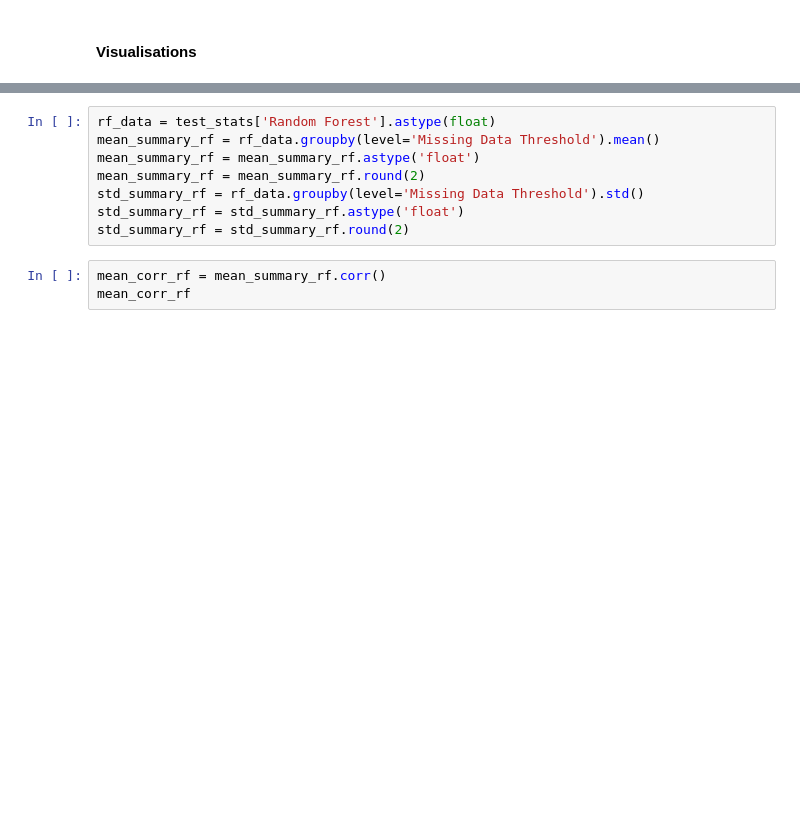
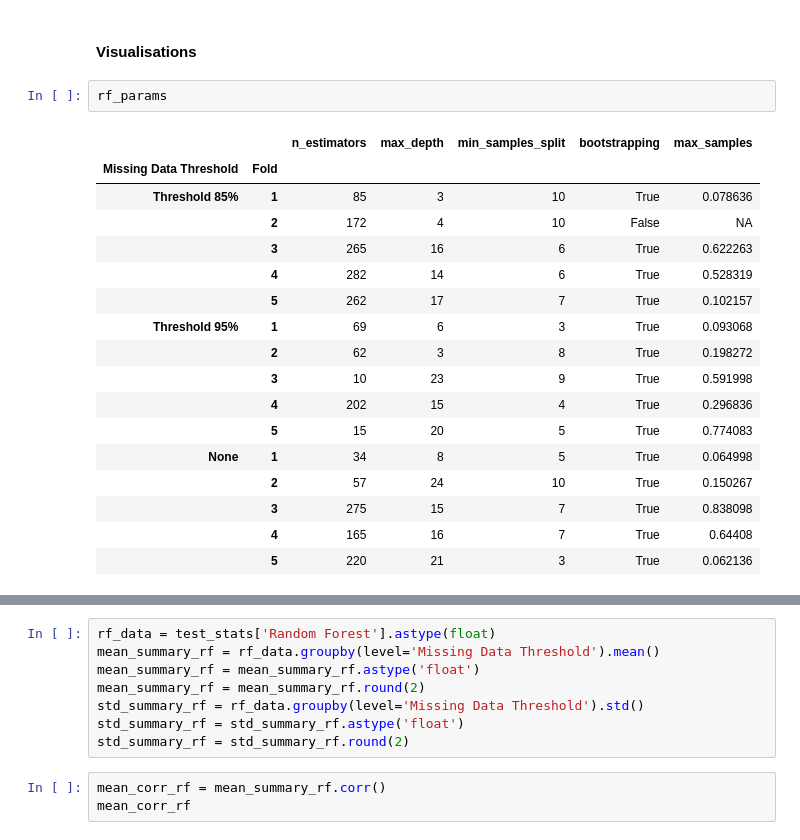
Before and after one commit to R0sle/health_economics_honours, a Jupyter notebook: code/income_models/inc_model_comp.ipynb, the cells around one changed output, grey strips where cells are left out. Saved outputs shown, nothing was run; the diff lists cells and outputs as text; blank space fills up the shorter version.

```diff
--- a/code/income_models/inc_model_comp.ipynb
+++ b/code/income_models/inc_model_comp.ipynb
@@ -428,5 +428,25 @@ ValueError: could not broadcast input array from shape (4,) into shape (5,)
 # %% [markdown]
 #### Visualisations
+# %%
+rf_params
+# %% [output]
+|  |  | n_estimators | max_depth | min_samples_split | bootstrapping | max_samples |
+| Missing Data Threshold | Fold |  |  |  |  |  |
+| Threshold 85% | 1 | 85 | 3 | 10 | True | 0.078636 |
+|  | 2 | 172 | 4 | 10 | False | NA |
+|  | 3 | 265 | 16 | 6 | True | 0.622263 |
+|  | 4 | 282 | 14 | 6 | True | 0.528319 |
+|  | 5 | 262 | 17 | 7 | True | 0.102157 |
+| Threshold 95% | 1 | 69 | 6 | 3 | True | 0.093068 |
+|  | 2 | 62 | 3 | 8 | True | 0.198272 |
+|  | 3 | 10 | 23 | 9 | True | 0.591998 |
+|  | 4 | 202 | 15 | 4 | True | 0.296836 |
+|  | 5 | 15 | 20 | 5 | True | 0.774083 |
+| None | 1 | 34 | 8 | 5 | True | 0.064998 |
+|  | 2 | 57 | 24 | 10 | True | 0.150267 |
+|  | 3 | 275 | 15 | 7 | True | 0.838098 |
+|  | 4 | 165 | 16 | 7 | True | 0.64408 |
+|  | 5 | 220 | 21 | 3 | True | 0.062136 |
 # %%
 import seaborn as sns
 
```
Also changed, not shown: parts of 12 cells of this notebook, 2 other files.
